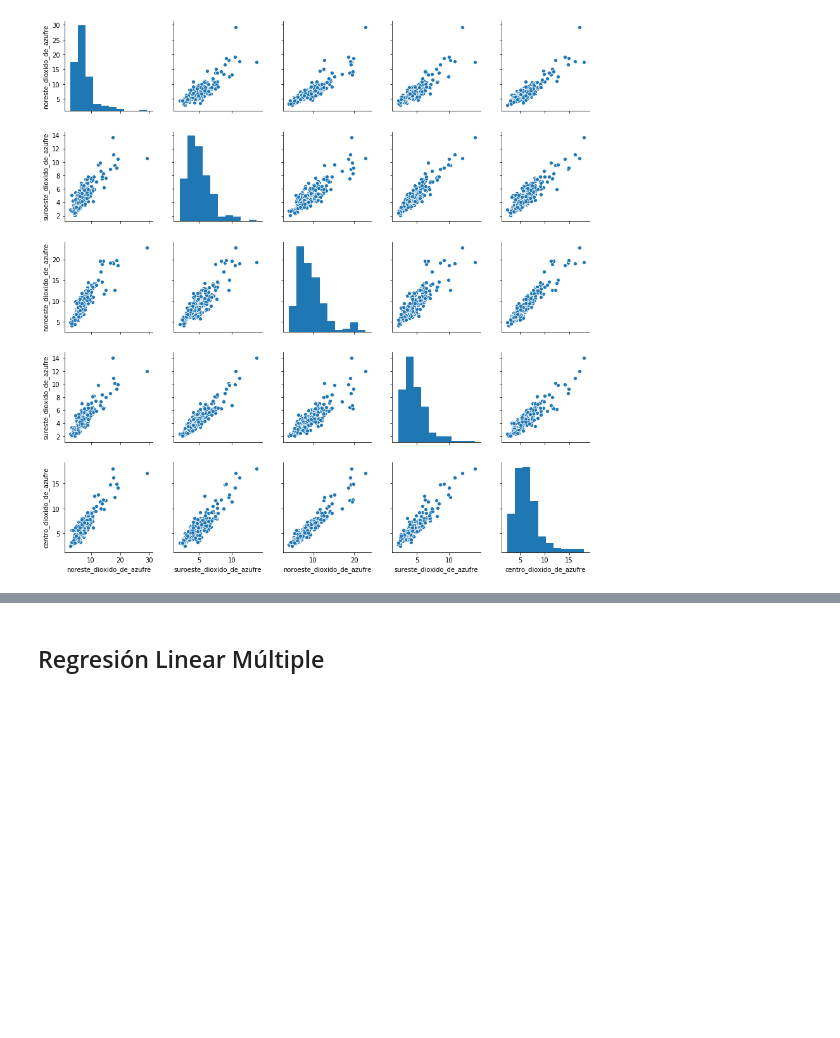
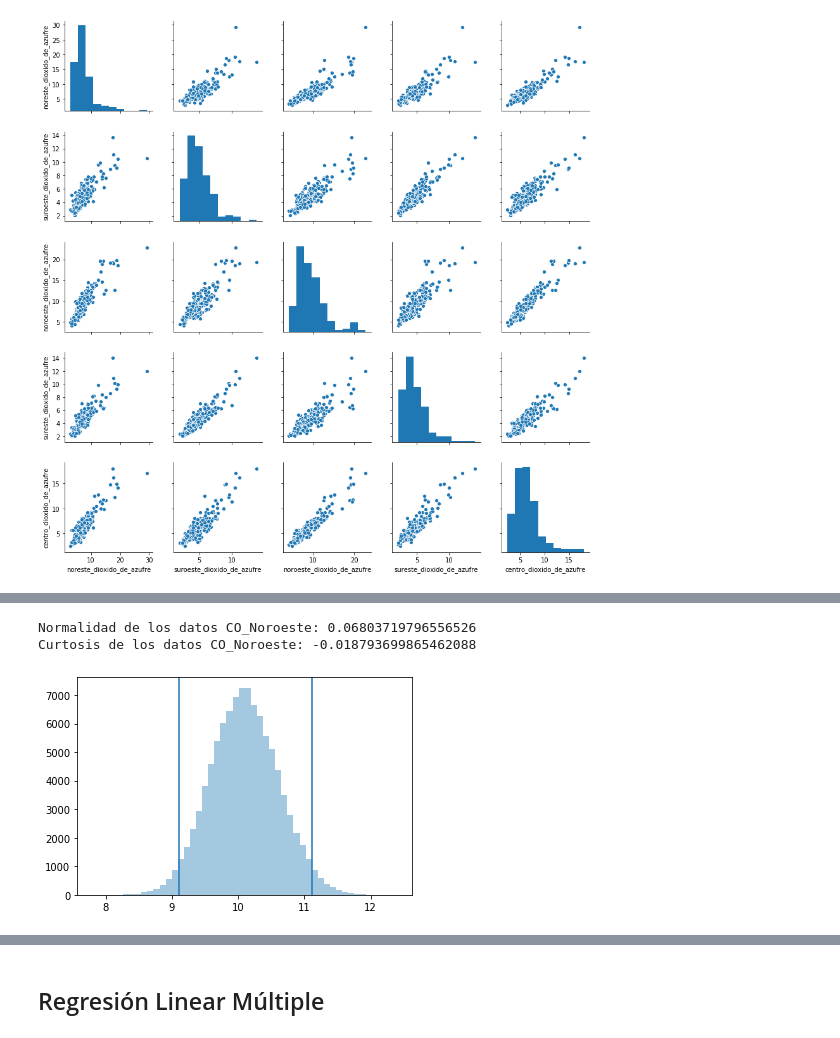
Before and after one commit to BettySanchez7/AirDataMx, a Jupyter notebook: Notebooks/libreta_modulo4.ipynb, the cells around one changed output, grey strips where cells are left out. Saved outputs shown, nothing was run; the diff lists cells and outputs as text; code cells hidden in the pictures; blank space fills up the shorter version.

```diff
--- a/Notebooks/libreta_modulo4.ipynb
+++ b/Notebooks/libreta_modulo4.ipynb
@@ -217,0 +246,21 @@ sns.pairplot(SO2_mensual);
+# %%
+#suroeste_monoxido_de_carbono,noroeste_monoxido_de_carbono,sureste_monoxido_de_carbono,centro_monoxido_de_carbono
+co_noroeste = CO_mensual['noroeste_monoxido_de_carbono']
+means = []
+
+for i in range(100_000):
+    ej = co_noroeste.sample(n=50, replace=True)
+    means.append(ej.mean())
+
+serie_co_noroeste = pd.Series(means)
+limite_inferior = serie_co_noroeste.quantile(0.025)
+limite_superior = serie_co_noroeste.quantile(0.975)
+print(f'Normalidad de los datos CO_Noroeste: {serie_co_noroeste.skew()}')
+print(f'Curtosis de los datos CO_Noroeste: {serie_co_noroeste.kurtosis()}')
+sns.distplot(serie_co_noroeste, kde=False, norm_hist=False)
+plt.axvline(limite_inferior)
+plt.axvline(limite_superior);
+# %% [output]
+Normalidad de los datos CO_Noroeste: 0.06803719796556526
+Curtosis de los datos CO_Noroeste: -0.018793699865462088
+[figure, added]
```
Also changed, not shown: parts of 7 cells of this notebook.
